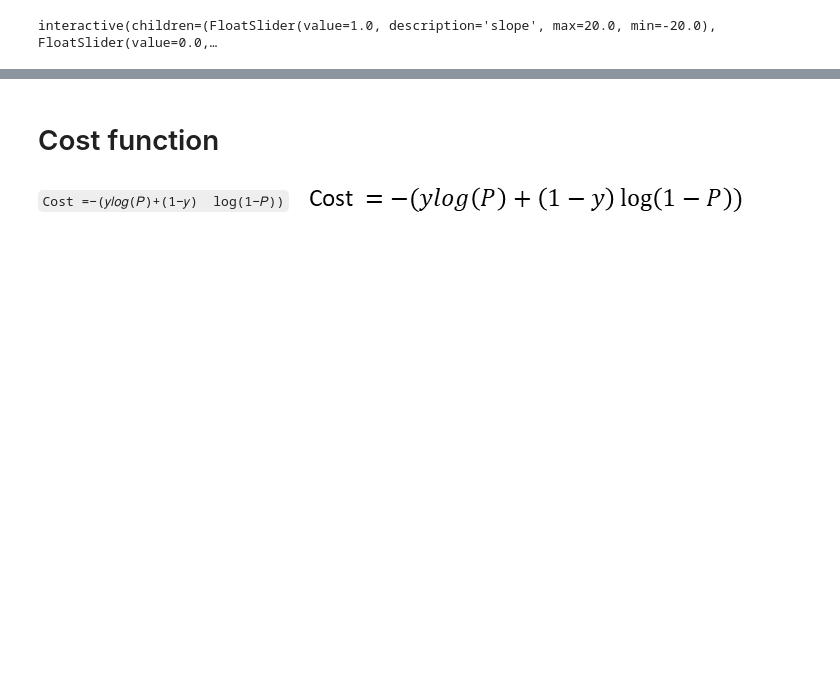
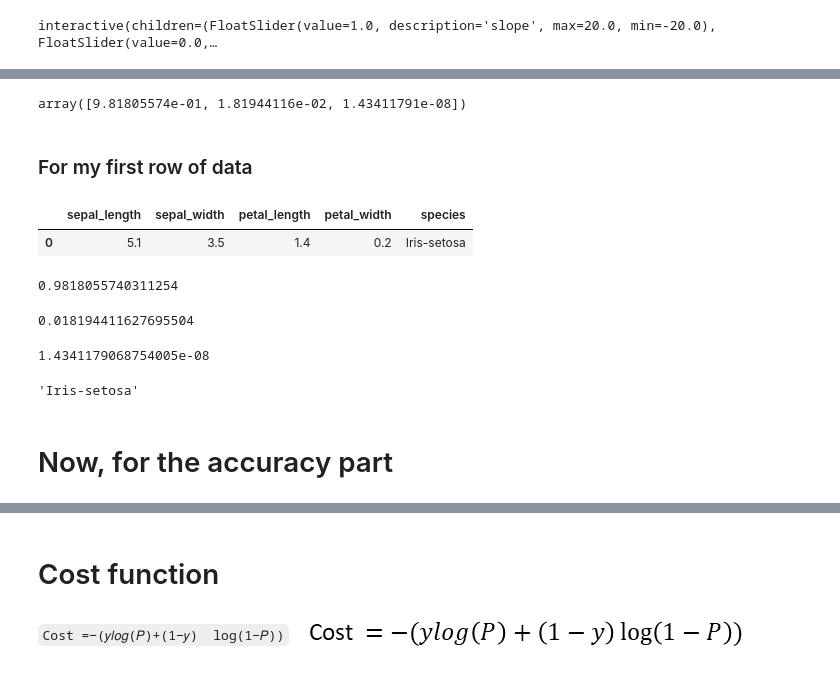
Before and after one commit to Infinity1008/Concept_explainers, a Jupyter notebook: Classification/Logistic_Regression/Logistic Regression Explained.ipynb, the cells around one changed output, grey strips where cells are left out. Cells and saved outputs as stored; diff of their text form; code cells hidden in the pictures; blank space fills up the shorter version.

```diff
--- a/Classification/Logistic_Regression/Logistic Regression Explained.ipynb
+++ b/Classification/Logistic_Regression/Logistic Regression Explained.ipynb
@@ -404,0 +676,29 @@ interactive(children=(FloatSlider(value=1.0, description='slope', max=20.0, min=
+# %%
+model.predict_proba(X)[0]
+# %% [output]
+array([9.81805574e-01, 1.81944116e-02, 1.43411791e-08])
+# %% [markdown]
+### For my first row of data
+# %%
+df.head(1)
+# %% [output]
+|  | sepal_length | sepal_width | petal_length | petal_width | species |
+| 0 | 5.1 | 3.5 | 1.4 | 0.2 | Iris-setosa |
+# %%
+model.predict_proba(X)[0][0]
+# %% [output]
+0.9818055740311254
+# %%
+model.predict_proba(X)[0][1]
+# %% [output]
+0.018194411627695504
+# %%
+model.predict_proba(X)[0][2]
+# %% [output]
+1.4341179068754005e-08
+# %%
+model.predict(X)[0]
+# %% [output]
+'Iris-setosa'
+# %% [markdown]
+# Now, for the accuracy part
```
Also changed, not shown: parts of 71 cells of this notebook, 13 other files.
